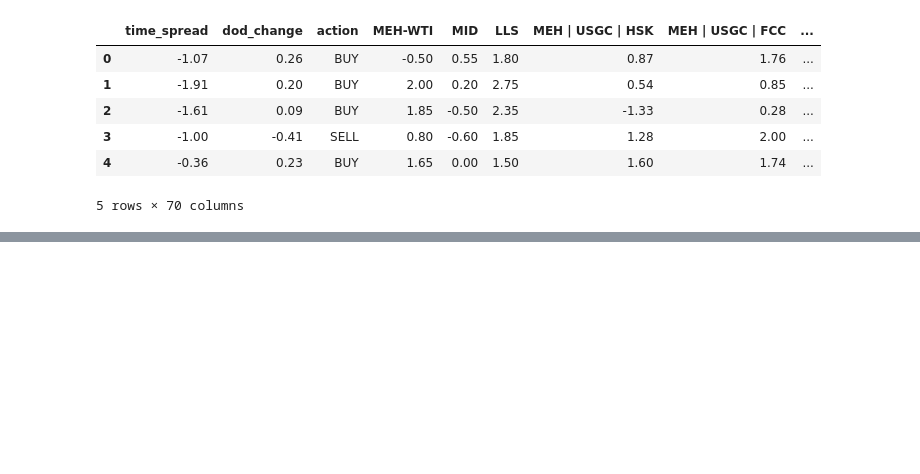
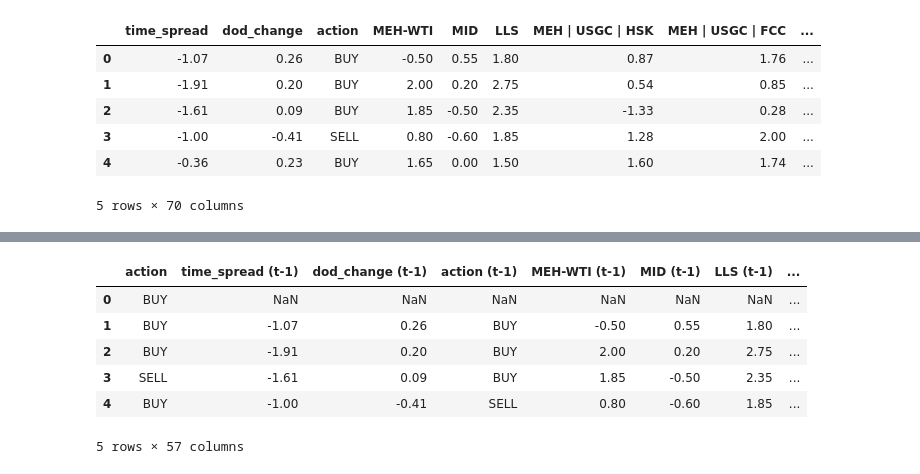
Before and after one commit to abu-rayyan/oil_futures, a Jupyter notebook: src/features_engineering.ipynb, the cells around one changed output, grey strips where cells are left out. Drawn from its saved outputs; the diff is of its cells as text; code cells hidden in the pictures; blank space fills up the shorter version.

```diff
--- a/src/features_engineering.ipynb
+++ b/src/features_engineering.ipynb
@@ -146,0 +183,10 @@ input_df=combined_df.drop(columns=['action','ObservationDate','DateCalculated',
+# %%
+df_lag.head()
+# %% [output]
+|  | action | time_spread (t-1) | dod_change (t-1) | action (t-1) | MEH-WTI (t-1) | MID (t-1) | LLS (t-1) | ... |
+| 0 | BUY | NaN | NaN | NaN | NaN | NaN | NaN | ... |
+| 1 | BUY | -1.07 | 0.26 | BUY | -0.50 | 0.55 | 1.80 | ... |
+| 2 | BUY | -1.91 | 0.20 | BUY | 2.00 | 0.20 | 2.75 | ... |
+| 3 | SELL | -1.61 | 0.09 | BUY | 1.85 | -0.50 | 2.35 | ... |
+| 4 | BUY | -1.00 | -0.41 | SELL | 0.80 | -0.60 | 1.85 | ... |
+5 rows × 57 columns
```
Also changed, not shown: parts of 12 cells of this notebook.
